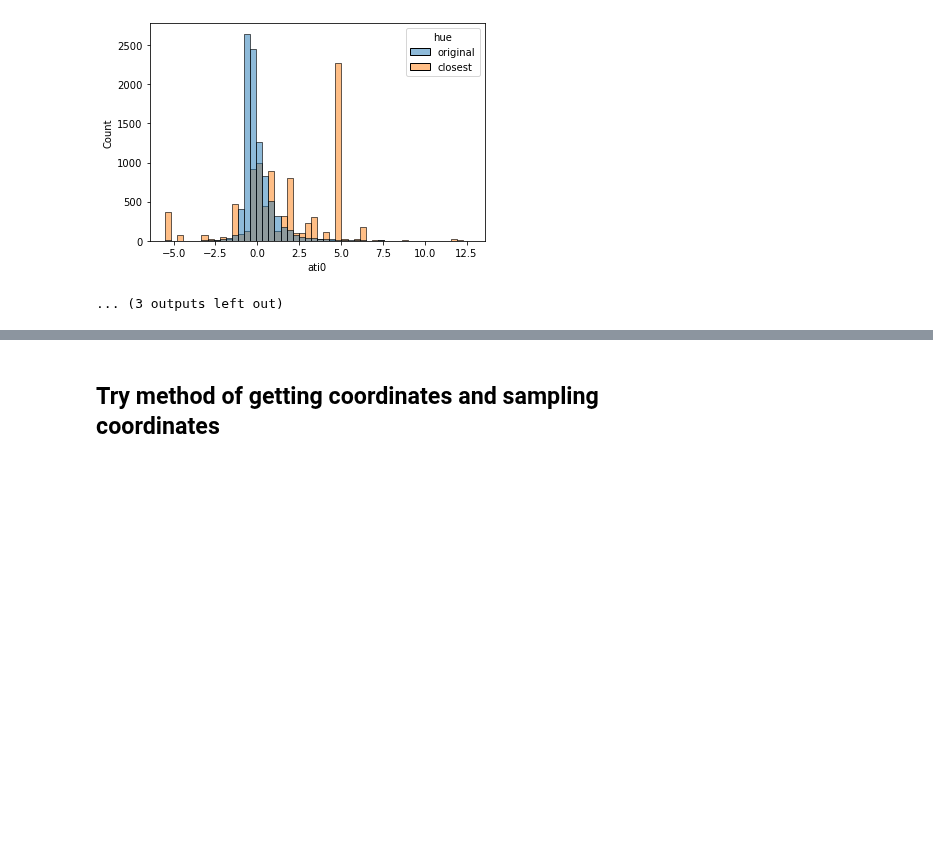
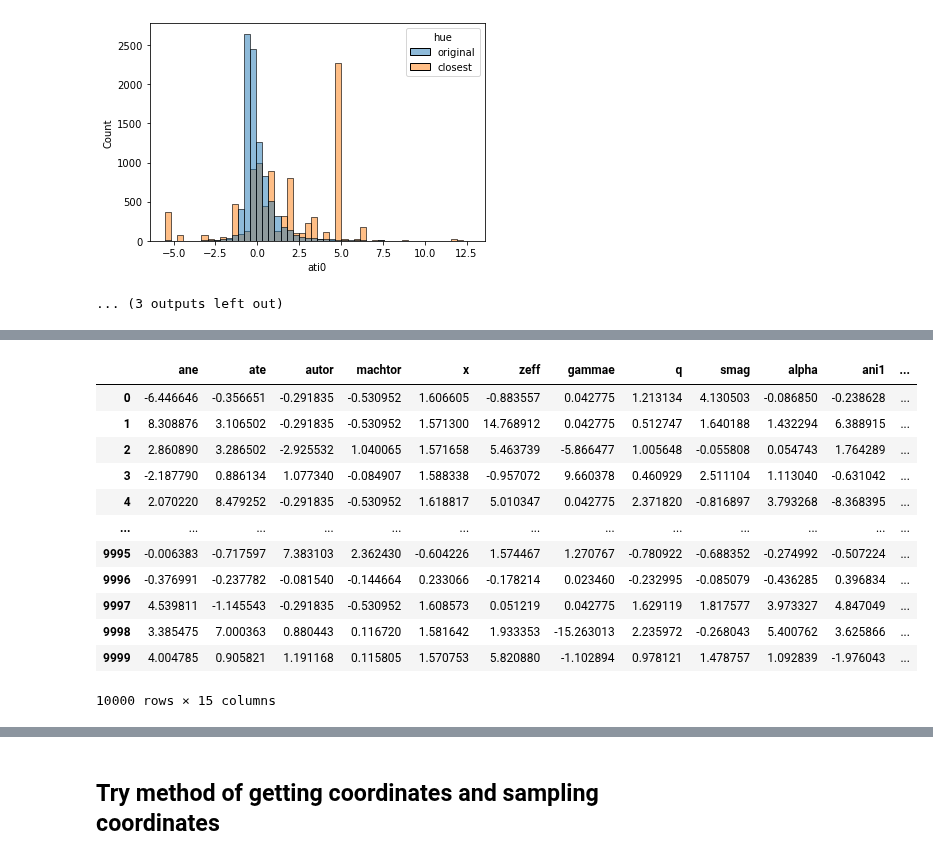
Before and after one commit to zcapjdb/UKAEAGroupProject, a Jupyter notebook: src/notebooks/flatten.ipynb, the cells around one changed output, grey strips where cells are left out. Drawn from its saved outputs; the diff is of its cells as text; code cells hidden in the pictures; blank space fills up the shorter version.

```diff
--- a/src/notebooks/flatten.ipynb
+++ b/src/notebooks/flatten.ipynb
@@ -273,0 +350,18 @@ closest_array = np.apply_along_axis(find_closest_point_threshold_numba, 1, sampl
+# %%
+sampled_values = train_data_array[indices]
+sampled_df = pd.DataFrame(sampled_values, columns = train_keys)
+sampled_df
+# %% [output]
+|  | ane | ate | autor | machtor | x | zeff | gammae | q | smag | alpha | ani1 | ... |
+| 0 | -6.446646 | -0.356651 | -0.291835 | -0.530952 | 1.606605 | -0.883557 | 0.042775 | 1.213134 | 4.130503 | -0.086850 | -0.238628 | ... |
+| 1 | 8.308876 | 3.106502 | -0.291835 | -0.530952 | 1.571300 | 14.768912 | 0.042775 | 0.512747 | 1.640188 | 1.432294 | 6.388915 | ... |
+| 2 | 2.860890 | 3.286502 | -2.925532 | 1.040065 | 1.571658 | 5.463739 | -5.866477 | 1.005648 | -0.055808 | 0.054743 | 1.764289 | ... |
+| 3 | -2.187790 | 0.886134 | 1.077340 | -0.084907 | 1.588338 | -0.957072 | 9.660378 | 0.460929 | 2.511104 | 1.113040 | -0.631042 | ... |
+| 4 | 2.070220 | 8.479252 | -0.291835 | -0.530952 | 1.618817 | 5.010347 | 0.042775 | 2.371820 | -0.816897 | 3.793268 | -8.368395 | ... |
+| ... | ... | ... | ... | ... | ... | ... | ... | ... | ... | ... | ... | ... |
+| 9995 | -0.006383 | -0.717597 | 7.383103 | 2.362430 | -0.604226 | 1.574467 | 1.270767 | -0.780922 | -0.688352 | -0.274992 | -0.507224 | ... |
+| 9996 | -0.376991 | -0.237782 | -0.081540 | -0.144664 | 0.233066 | -0.178214 | 0.023460 | -0.232995 | -0.085079 | -0.436285 | 0.396834 | ... |
+| 9997 | 4.539811 | -1.145543 | -0.291835 | -0.530952 | 1.608573 | 0.051219 | 0.042775 | 1.629119 | 1.817577 | 3.973327 | 4.847049 | ... |
+| 9998 | 3.385475 | 7.000363 | 0.880443 | 0.116720 | 1.581642 | 1.933353 | -15.263013 | 2.235972 | -0.268043 | 5.400762 | 3.625866 | ... |
+| 9999 | 4.004785 | 0.905821 | 1.191168 | 0.115805 | 1.570753 | 5.820880 | -1.102894 | 0.978121 | 1.478757 | 1.092839 | -1.976043 | ... |
+10000 rows × 15 columns
```
Also changed, not shown: parts of 13 cells of this notebook.
